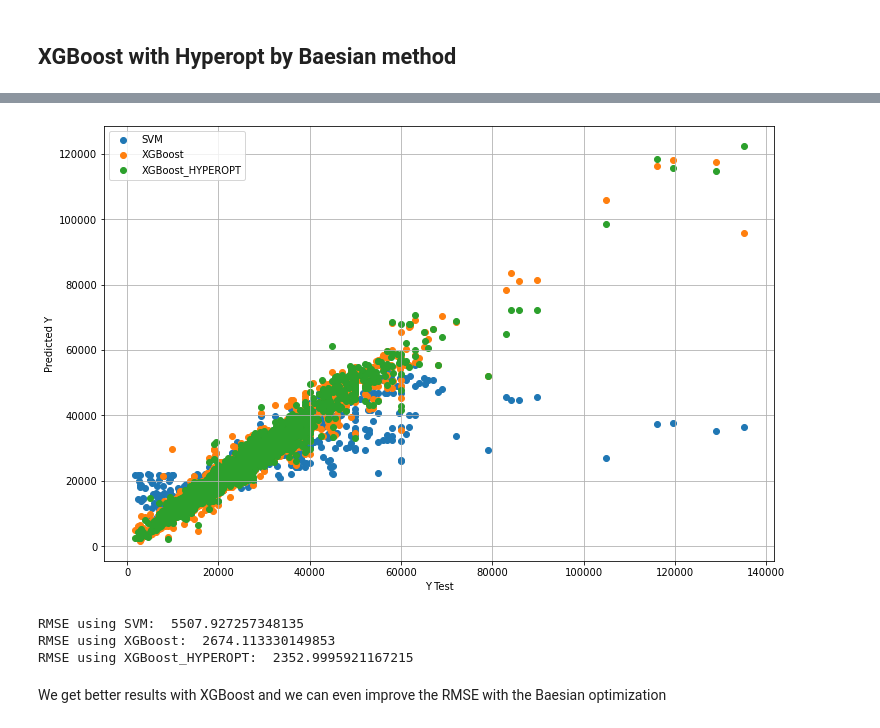
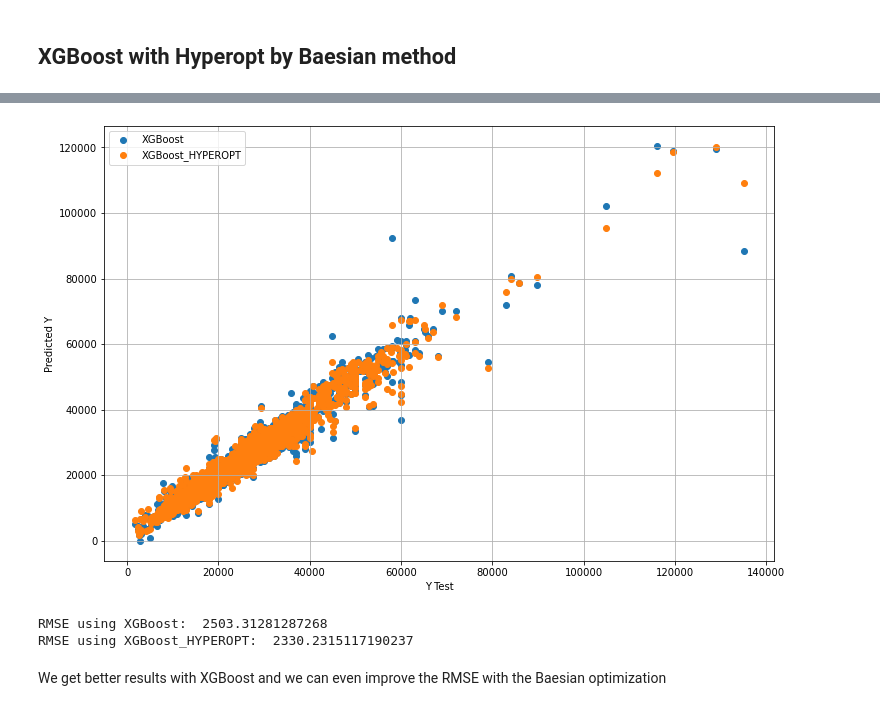
Before and after one commit to ludo950/data-science-regression, a Jupyter notebook: XGBoost HYPEROPT VS XGBoost VS SVR PRICE REGRESSION.ipynb, the cells around one changed output, grey strips where cells are left out. Saved outputs shown, nothing was run; the diff lists cells and outputs as text; code cells hidden in the pictures.

```diff
--- a/XGBoost HYPEROPT VS XGBoost VS SVR PRICE REGRESSION.ipynb
+++ b/XGBoost HYPEROPT VS XGBoost VS SVR PRICE REGRESSION.ipynb
@@ -262,22 +301,24 @@ Tuned XGB parameters by RandomizedGridSearch: {'n_estimators': 140, 'max_depth':
 import hyperopt
 from hyperopt import fmin, tpe, hp, STATUS_OK, Trials
 # %%
-space={'max_depth': hp.choice("max_depth", np.arange(3, 18, 1)),
-        'gamma': hp.uniform ('gamma', 1,9),
-        'reg_alpha' : hp.quniform('reg_alpha', 40,180,1),
-        'reg_lambda' : hp.uniform('reg_lambda', 0,1),
-        'min_child_weight' : hp.quniform('min_child_weight', 0, 10, 1),
-        'learning_rate': hp.quniform("learning_rate", 0.0001, 0.5, 0.01),
+space={'n_estimators':hp.choice('n_estimators', range(10,200,5)),
+       'max_depth': hp.choice("max_depth", np.arange(3, 20, 1)),
+        'gamma': hp.quniform('gamma', 0, 0.50, 0.01),
+        'min_child_weight' : hp.quniform('min_child_weight', 1, 10, 1),
+       'subsample' : hp.quniform('subsample', 0.1, 1, 0.01),
+        'learning_rate': hp.quniform("learning_rate", 0.01, 0.5, 0.01),
+       'colsample_bytree' : hp.quniform('colsample_bytree', 0.1, 1.0, 0.01)
       }
 # %%
 def hyperparameter_tuning(space):
     print(space)
-    model = xgb.XGBRegressor(max_depth =space['max_depth'],
+    model = xgb.XGBRegressor(n_estimators=space['n_estimators'],
+                             max_depth =space['max_depth'],
                            min_child_weight=space['min_child_weight'],
                            gamma = space['gamma'],
-                           reg_alpha = space['reg_alpha'],
-                           reg_lambda = space['reg_lambda'],
-                            learning_rate=space['learning_rate'])
+                            learning_rate=space['learning_rate'],
+                            colsample_bytree=space['colsample_bytree'],
+                            subsample=space['subsample'])
 
     eval_set  = [( X_train, y_train), ( X_test, y_test)]
 
@@ -295,7 +336,7 @@ trials = Trials()
 best = fmin(fn=hyperparameter_tuning,
             space=space,
             algo=tpe.suggest,
-            max_evals=50,
+            max_evals=100,
             trials=trials)
 
 print (best)
@@ -327,10 +368,11 @@ The best hyperparameters are :
 # %%
-xgb_opt = xgb.XGBRegressor(max_depth = best['max_depth'],
-                       gamma = best['gamma'],
-                       reg_lambda = best['reg_lambda'],
-                       reg_alpha = best['reg_alpha'],
-                       min_child_weight = best['min_child_weight'],
-                          learning_rate=best['learning_rate'],)
+xgb_opt = xgb.XGBRegressor(n_estimators=best['n_estimators'],
+                             max_depth =best['max_depth'],
+                           min_child_weight=best['min_child_weight'],
+                           gamma = best['gamma'],
+                            learning_rate=best['learning_rate'],
+                            colsample_bytree=best['colsample_bytree'],
+                            subsample=best['subsample'])
 # %%
 xgb_opt.fit(X_train, y_train)
 # %% [output]
@@ -344,23 +390,22 @@ y_pred_XGB_OPT = xgb_opt.predict(X_test)
 # %%
 plt.figure(figsize = (12,8))
 
-plt.scatter(y_test, y_pred_SVM, label='SVM')
-plt.scatter(y_test, y_pred_RND, label='XGBoost')
+#plt.scatter(y_test, y_pred_SVM, label='SVM')
+plt.scatter(y_test, y_pred_xgb, label='XGBoost')
 plt.scatter(y_test, y_pred_XGB_OPT, label='XGBoost_HYPEROPT')
 plt.xlabel('Y Test')
 plt.ylabel('Predicted Y')
 plt.legend(loc='upper left');
 plt.grid()
 # %% [output]
-[figure, old version]
+[figure, new version]
 # %%
 mse_XGB_OPT = mean_squared_error(y_test, y_pred_XGB_OPT)
-print("RMSE using SVM: ", np.sqrt(mse_SVM))
-print("RMSE using XGBoost: ", np.sqrt(np.abs(rand_neg_mse.best_score_)))
+#print("RMSE using SVM: ", np.sqrt(mse_SVM))
+print("RMSE using XGBoost: ", np.sqrt(MSE(y_pred_xgb,y_test)))
 print("RMSE using XGBoost_HYPEROPT: ", np.sqrt(mse_XGB_OPT))
 # %% [output]
-RMSE using SVM:  5507.927257348135
-RMSE using XGBoost:  2674.113330149853
-RMSE using XGBoost_HYPEROPT:  2352.9995921167215
+RMSE using XGBoost:  2503.31281287268
+RMSE using XGBoost_HYPEROPT:  2330.2315117190237
 # %% [markdown]
 We get better results with XGBoost and we can even improve the RMSE with the Baesian optimization
```
Also changed, not shown: parts of 42 cells of this notebook.
